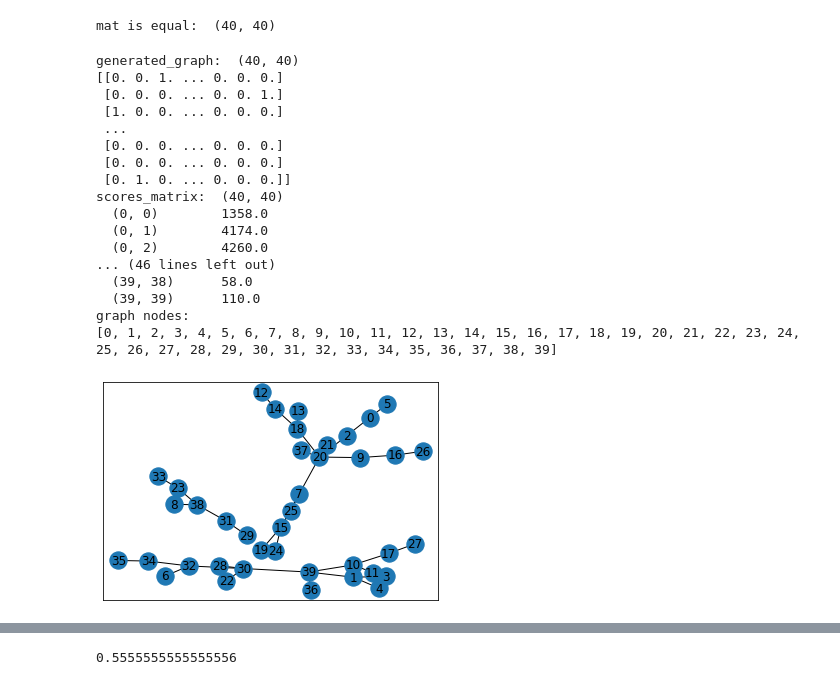
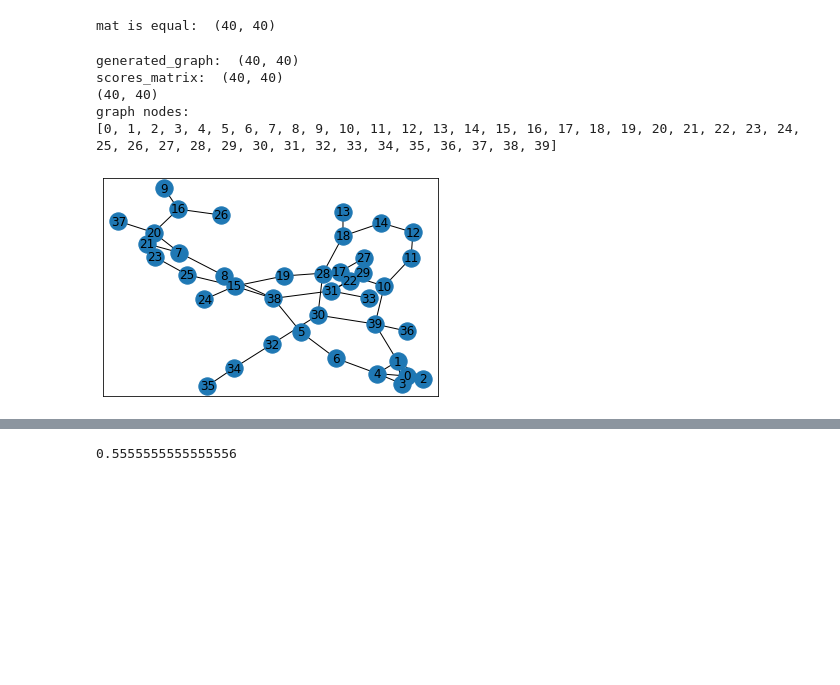
Before and after one commit to jku-win-se/netgan, a Jupyter notebook: demo.ipynb, the cells around one changed output, grey strips where cells are left out. Saved outputs shown, nothing was run; the diff lists cells and outputs as text; code cells hidden in the pictures; blank space fills up the shorter version.

```diff
--- a/demo.ipynb
+++ b/demo.ipynb
@@ -167,7 +167,7 @@ assert stopping_criterion in ["val", "eo"], "Please set the desired stopping cri
 if stopping_criterion == "val": # use val criterion for early stopping
     stopping = None
 elif stopping_criterion == "eo":  #use eo criterion for early stopping
-    stopping = 0.7 # set the target edge overlap here
+    stopping = 0.5 # set the target edge overlap here
 # %% [markdown]
 #### Train the model
 # %%
@@ -241,7 +237,7 @@ this is output in generator_recurrent :  Tensor("Generator_3/add_29:0", shape=(1
 # %%
 samples = []
 # %%
-for _ in range(900):
+for _ in range(700):
     if (_+1) % 50 == 0:
         print(_)
     samples.append(sample_many.eval({netgan.tau: 0.5}))
@@ -262,28 +267,15 @@ mat is equal:  (40, 40)
 # %%
 n_edges=50
 generated_graph=utils.graph_from_scores(scores_matrix,n_edges)
 print("generated_graph: ", generated_graph.shape)
-# print(generated_graph)
+#print(generated_graph)
 print("scores_matrix: ", scores_matrix.shape)
-# print(scores_matrix)
-
-graph_plotting.plot_graph(generated_graph)
+#print(scores_matrix)
+graph_plotting.plot_graph_from_sparse_matrix(_A_obs)
 # %% [output]
 generated_graph:  (40, 40)
-[[0. 0. 1. ... 0. 0. 0.]
- [0. 0. 0. ... 0. 0. 1.]
- [1. 0. 0. ... 0. 0. 0.]
- ...
- [0. 0. 0. ... 0. 0. 0.]
- [0. 0. 0. ... 0. 0. 0.]
- [0. 1. 0. ... 0. 0. 0.]]
 scores_matrix:  (40, 40)
-  (0, 0)        1358.0
-  (0, 1)        4174.0
-  (0, 2)        4260.0
-... (46 lines left out)
-  (39, 38)      58.0
-  (39, 39)      110.0
+(40, 40)
 graph nodes:
 [0, 1, 2, 3, 4, 5, 6, 7, 8, 9, 10, 11, 12, 13, 14, 15, 16, 17, 18, 19, 20, 21, 22, 23, 24, 25, 26, 27, 28, 29, 30, 31, 32, 33, 34, 35, 36, 37, 38, 39]
-[figure, old version]
+[figure, new version]
```
Also changed, not shown: parts of 14 cells of this notebook.
